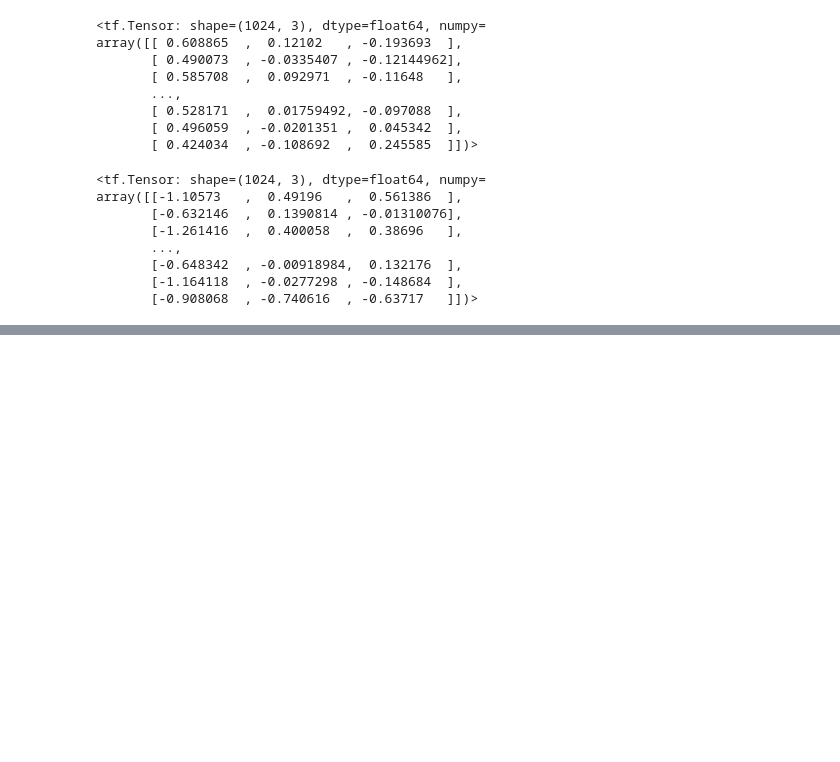
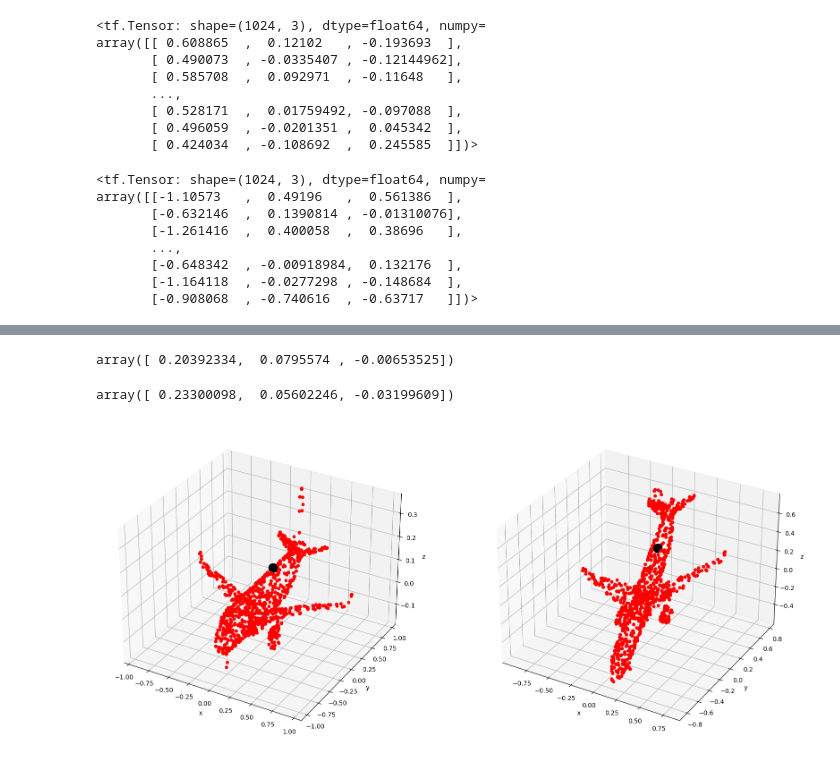
Before and after one commit to egordionok/diplom, a Jupyter notebook: tryai.ipynb, the cells around one changed output, grey strips where cells are left out. Drawn from its saved outputs; the diff is of its cells as text; code cells hidden in the pictures; blank space fills up the shorter version.

```diff
--- a/tryai.ipynb
+++ b/tryai.ipynb
@@ -195,0 +533,3 @@ array([[-1.10573   ,  0.49196   ,  0.561386  ],
+# %%
+norm_Q = np.array([_ - middle_q for _ in Q])
+norm_P = np.array([_ - middle_p for _ in P])
@@ -195,0 +614,32 @@ array([[-1.10573   ,  0.49196   ,  0.561386  ],
+# %%
+norm_Q[1]
+# %% [output]
+array([ 0.20392334,  0.0795574 , -0.00653525])
+# %%
+norm_P[762]
+# %% [output]
+array([ 0.23300098,  0.05602246, -0.03199609])
+# %%
+fig = plt.figure(figsize=(20, 12))
+ax = fig.add_subplot(1, 2, 1, projection='3d')
+ax.set_xlabel('x')
+ax.set_ylabel('y')
+ax.set_zlabel('z')
+
+for point in norm_P:
+    ax.scatter3D(*point, color='red')
+
+ax.scatter3D(*norm_P[530], color='black', s=200)
+
+
+ax = fig.add_subplot(1, 2, 2, projection='3d')
+ax.set_xlabel('x')
+ax.set_ylabel('y')
+ax.set_zlabel('z')
+for point in norm_Q:
+    ax.scatter3D(*point, color='red')
+
+ax.scatter3D(*norm_Q[0], color='black', s=200)
+None
+# %% [output]
+[figure, added]
```
Also changed, not shown: parts of 46 cells of this notebook.
